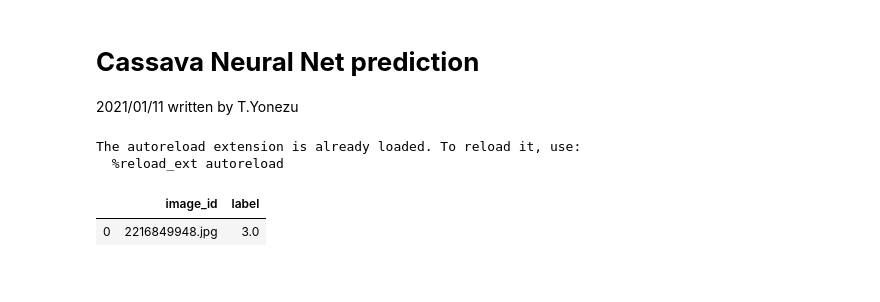
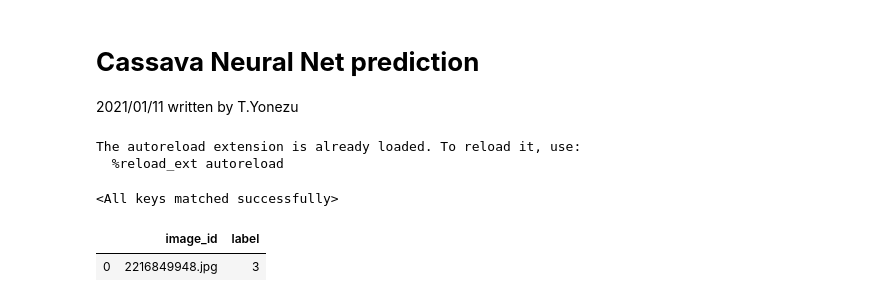
Before and after one commit to Tlab2019/Cassava_Leaf_Disease_Classification, a Jupyter notebook: TYonezu/output/working/Cassava_predict_NeuralNet.ipynb, the cells around one changed output. Drawn from its saved outputs; the diff is of its cells as text; code cells hidden in the pictures.

```diff
--- a/TYonezu/output/working/Cassava_NN_predict.ipynb
+++ b/TYonezu/output/working/Cassava_predict_NeuralNet.ipynb
@@ -48,32 +48,24 @@ EPOCH_NUM = 3
 OUT_DIR = os.path.join("..","..","input","cassava-models")
 MODEL_NAME = "VGG_cassava_trained_%dEpoch.mdl"
 PATH = os.path.join(OUT_DIR,MODEL_NAME%EPOCH_NUM)
-# %%
-model = VGG11(num_classes=5)
-model.load_state_dict(torch.load(PATH))
-model.eval()
-model = model.cuda()
-
-pred_class = np.array([])
-
-# in your training loop:
-for batch in tqdm(test_data):
-
-    X = batch[0].cuda()
-    y = batch[1].cuda()
-
-    pred = model(X)
-    pred = pred.cpu()
-    pred = torch.argmax(pred,axis=1)
-    pred_class = np.append(pred_class,pred.numpy())
-
-#submission
-sub_df = x
-sub_df["label"] = pred_class
-sub_df = sub_df[["image_id","label"]]
-sub_df.to_csv("submission.csv",index=False)
-
-sub_df
-# %% [output]
-|  | image_id | label |
-| 0 | 2216849948.jpg | 3.0 |
+# %%
+model = VGG11(num_classes=5)
+model.load_state_dict(torch.load(PATH))
+# %% [output]
+<All keys matched successfully>
+# %%
+pred = cassava_predict_label(model=model,
+                             test_dataloader=test_data,
+                             sub_df=x,
+                             device="cuda")
+#submission
+sub_df = x
+sub_df = pd.merge(sub_df,pred,on="image_id")
+sub_df = sub_df[["image_id","pred_label"]]
+sub_df = sub_df.rename(columns={"pred_label":"label"})
+sub_df.to_csv("submission.csv",index=False)
+
+sub_df
+# %% [output]
+|  | image_id | label |
+| 0 | 2216849948.jpg | 3 |
```
Also changed, not shown: 15 other files.
